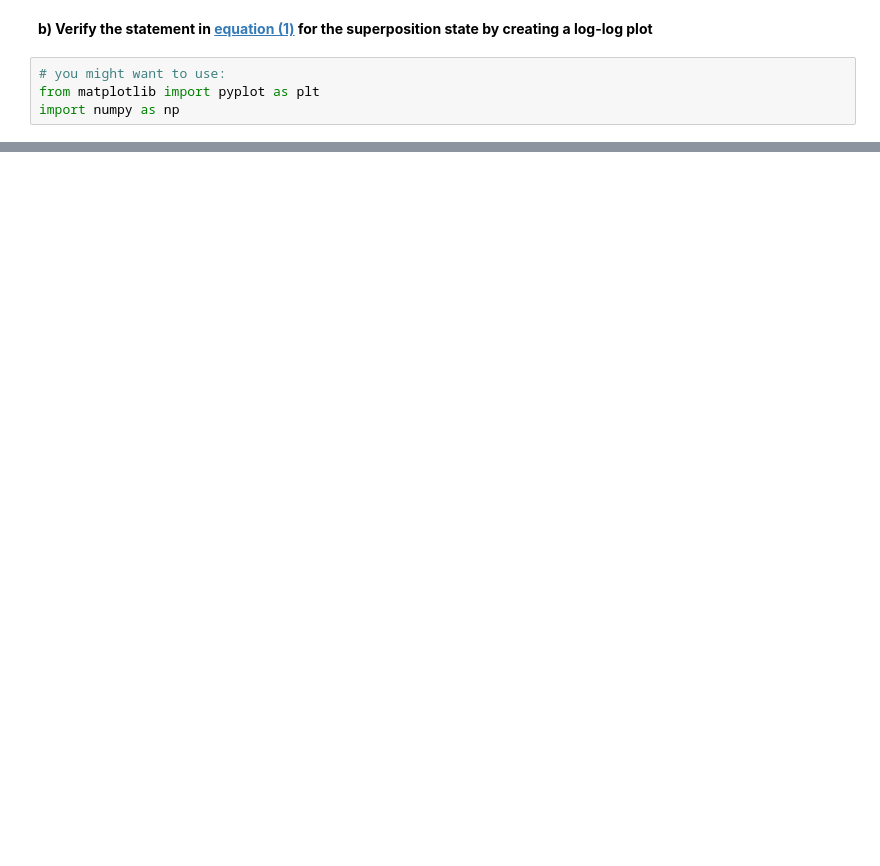
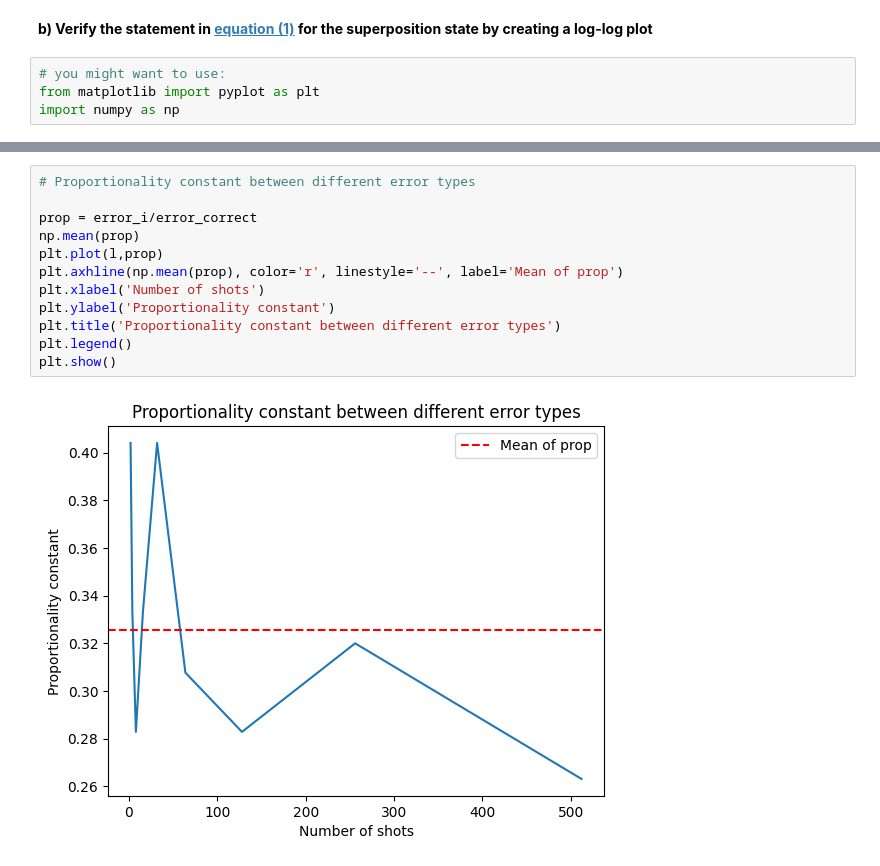
Before and after one commit to raustefan/QuantumComputing, a Jupyter notebook: Programming0.ipynb, the cells around one changed output, grey strips where cells are left out. Saved outputs shown, nothing was run; the diff lists cells and outputs as text; blank space fills up the shorter version.

```diff
--- a/Programming0.ipynb
+++ b/Programming0.ipynb
@@ -245,0 +251,14 @@ theoretical_errors = C / np.sqrt(shots_array)
+# %%
+# Proportionality constant between different error types
+
+prop = error_i/error_correct
+np.mean(prop)
+plt.plot(l,prop)
+plt.axhline(np.mean(prop), color='r', linestyle='--', label='Mean of prop')
+plt.xlabel('Number of shots')
+plt.ylabel('Proportionality constant')
+plt.title('Proportionality constant between different error types')
+plt.legend()
+plt.show()
+# %% [output]
+[figure, added]
```
Also changed, not shown: parts of 7 cells of this notebook.
